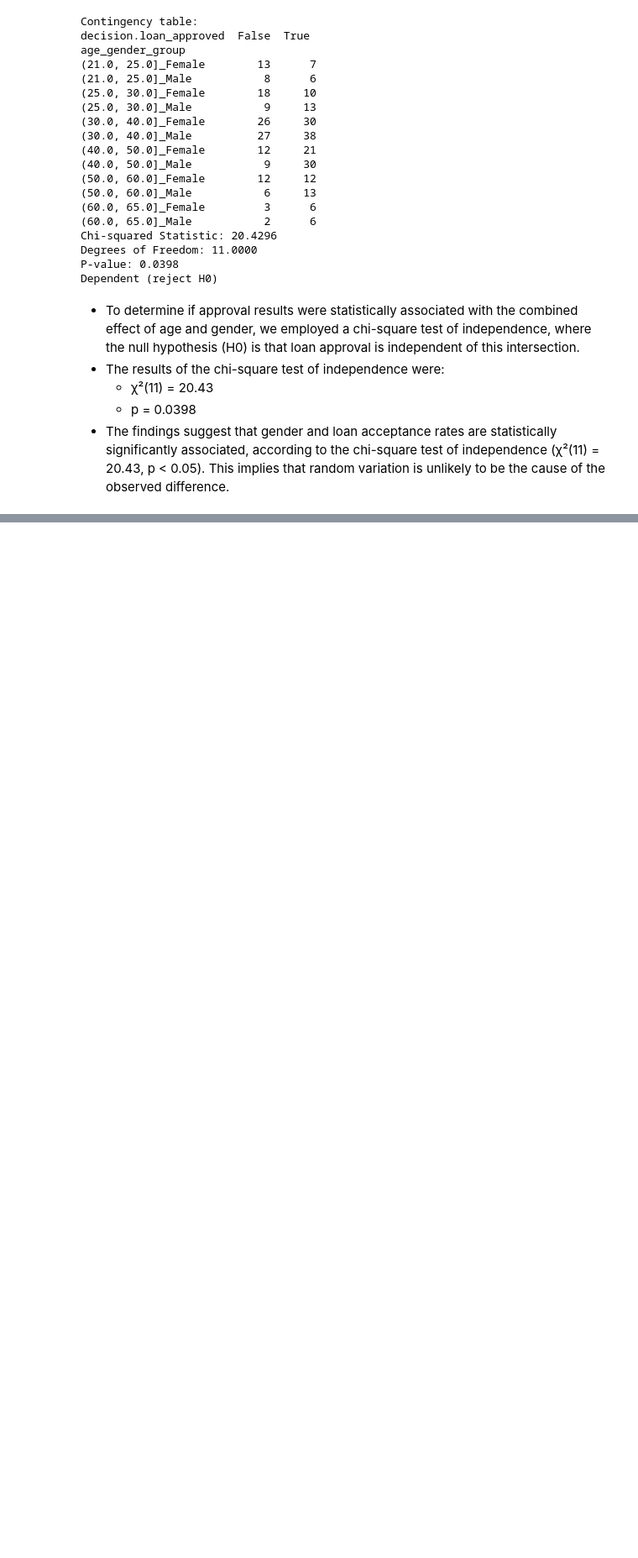
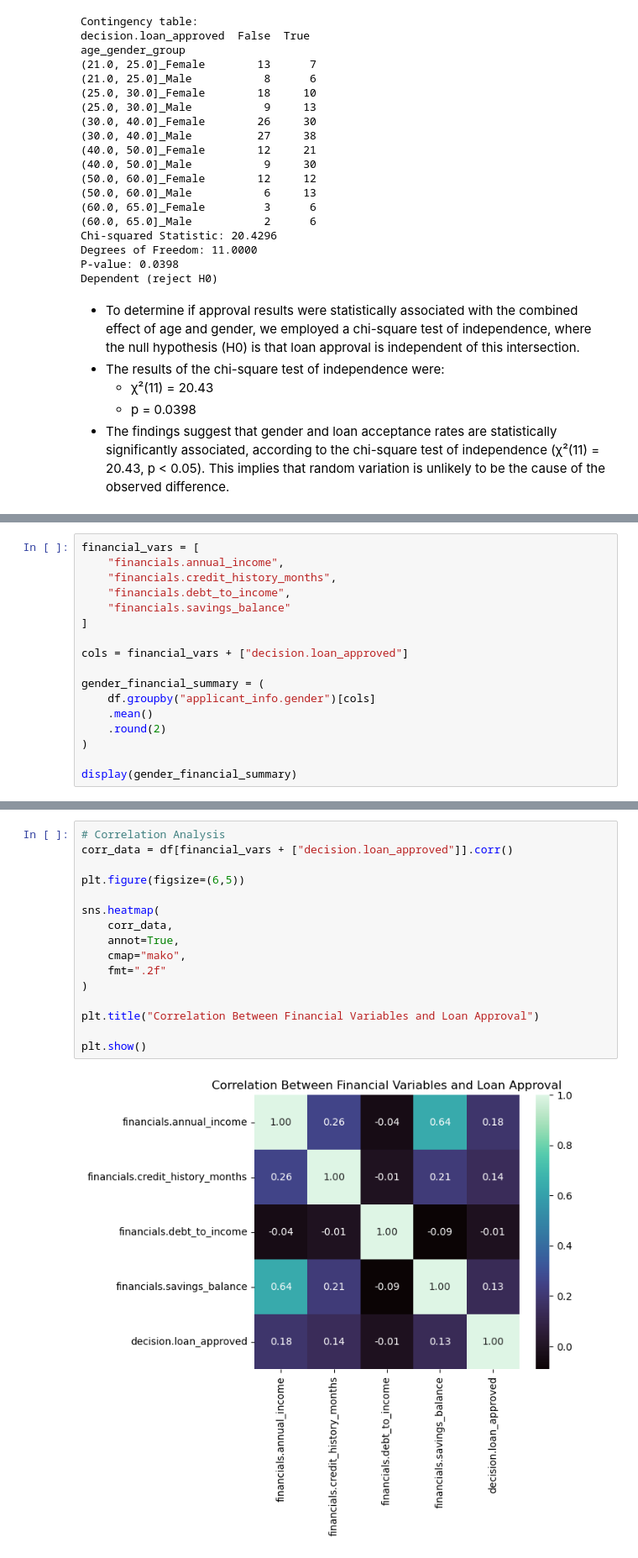
Before and after one commit to marianaclopes/dego-project-team6, a Jupyter notebook: notebooks/02-bias-analysis.ipynb, the cells around one changed output, grey strips where cells are left out. Shown at 84% size. Saved outputs shown, nothing was run; the diff lists cells and outputs as text; blank space fills up the shorter version.

Commit message:
Added proxy discrimination section (ZIP code and financial variables)

```diff
--- a/notebooks/02-bias-analysis.ipynb
+++ b/notebooks/02-bias-analysis.ipynb
@@ -637,0 +808,17 @@ Dependent (reject H0)
+# %%
+financial_vars = [
+    "financials.annual_income",
+    "financials.credit_history_months",
+    "financials.debt_to_income",
+    "financials.savings_balance"
+]
+
+cols = financial_vars + ["decision.loan_approved"]
+
+gender_financial_summary = (
+    df.groupby("applicant_info.gender")[cols]
+    .mean()
+    .round(2)
+)
+
+display(gender_financial_summary)
@@ -637,0 +877,18 @@ Dependent (reject H0)
+# %%
+# Correlation Analysis
+corr_data = df[financial_vars + ["decision.loan_approved"]].corr()
+
+plt.figure(figsize=(6,5))
+
+sns.heatmap(
+    corr_data,
+    annot=True,
+    cmap="mako",
+    fmt=".2f"
+)
+
+plt.title("Correlation Between Financial Variables and Loan Approval")
+
+plt.show()
+# %% [output]
+[figure, added]
```
Also changed, not shown: parts of 28 cells of this notebook.
